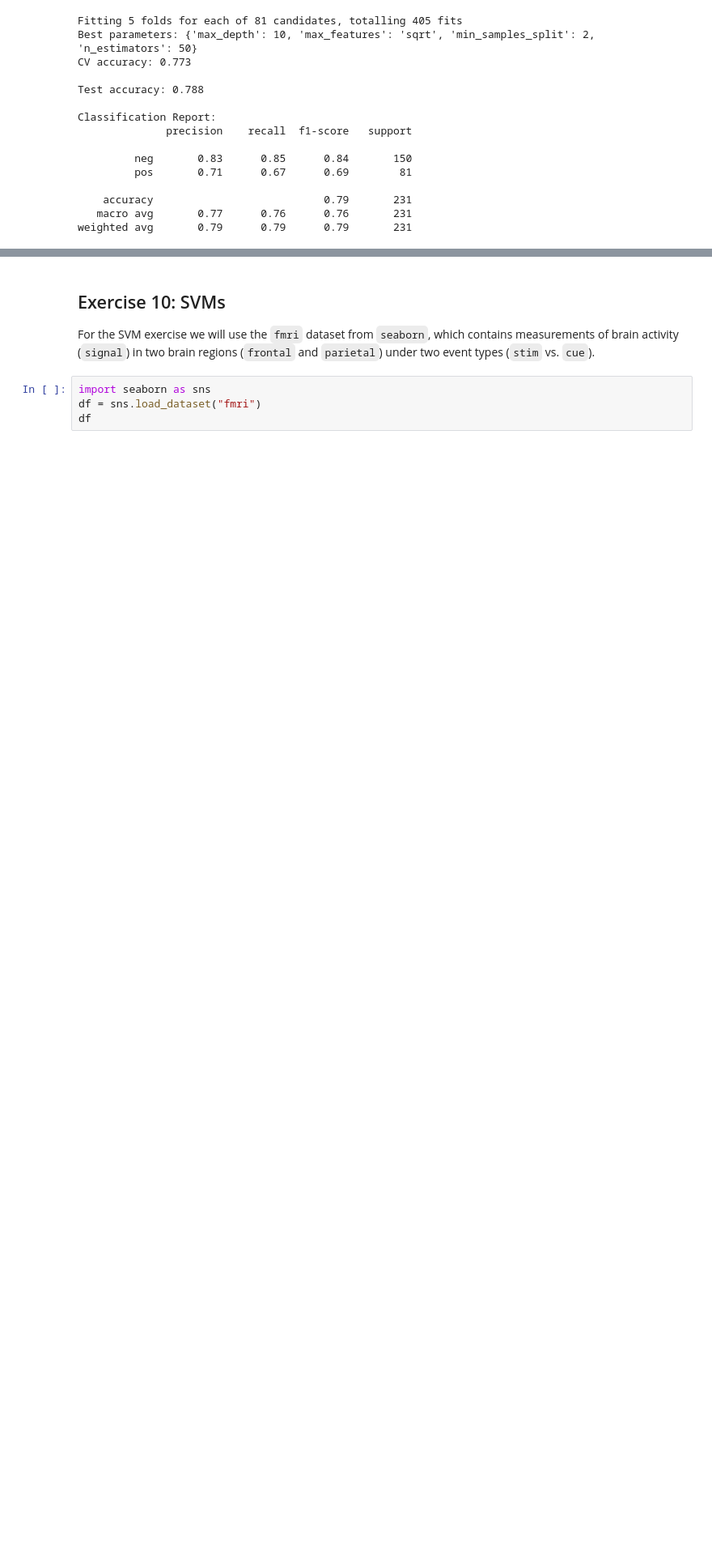
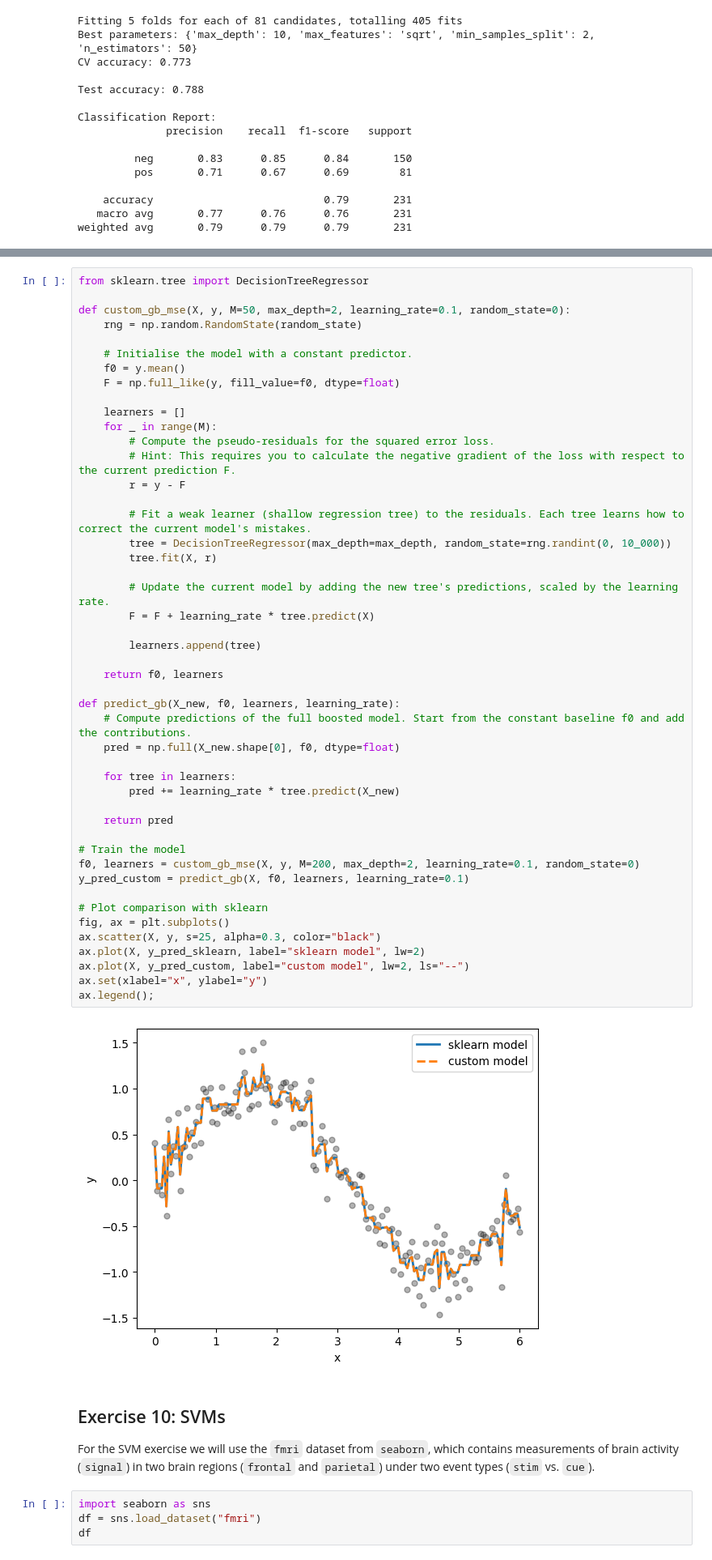
Before and after one commit to mibur1/psy300, a Jupyter notebook: book/solutions/solutions_2.ipynb, the cells around one changed output, grey strips where cells are left out. Shown at 81% size. Drawn from its saved outputs; the diff is of its cells as text; blank space fills up the shorter version.

```diff
--- a/book/solutions/solutions_2.ipynb
+++ b/book/solutions/solutions_2.ipynb
@@ -1058,3 +1093,52 @@ weighted avg       0.79      0.79      0.79       231
+# %%
+from sklearn.tree import DecisionTreeRegressor
+
+def custom_gb_mse(X, y, M=50, max_depth=2, learning_rate=0.1, random_state=0):
+    rng = np.random.RandomState(random_state)
+
+    # Initialise the model with a constant predictor.
+    f0 = y.mean()
+    F = np.full_like(y, fill_value=f0, dtype=float)
+
+    learners = []
+    for _ in range(M):
+        # Compute the pseudo-residuals for the squared error loss.
+        # Hint: This requires you to calculate the negative gradient of the loss with respect to the current prediction F.
+        r = y - F
+
+        # Fit a weak learner (shallow regression tree) to the residuals. Each tree learns how to correct the current model's mistakes.
+        tree = DecisionTreeRegressor(max_depth=max_depth, random_state=rng.randint(0, 10_000))
+        tree.fit(X, r)
+
+        # Update the current model by adding the new tree's predictions, scaled by the learning rate.
+        F = F + learning_rate * tree.predict(X)
+
+        learners.append(tree)
+
+    return f0, learners
+
+def predict_gb(X_new, f0, learners, learning_rate):
+    # Compute predictions of the full boosted model. Start from the constant baseline f0 and add the contributions.
+    pred = np.full(X_new.shape[0], f0, dtype=float)
+
+    for tree in learners:
+        pred += learning_rate * tree.predict(X_new)
+
+    return pred
+
+# Train the model
+f0, learners = custom_gb_mse(X, y, M=200, max_depth=2, learning_rate=0.1, random_state=0)
+y_pred_custom = predict_gb(X, f0, learners, learning_rate=0.1)
+
+# Plot comparison with sklearn
+fig, ax = plt.subplots()
+ax.scatter(X, y, s=25, alpha=0.3, color="black")
+ax.plot(X, y_pred_sklearn, label="sklearn model", lw=2)
+ax.plot(X, y_pred_custom, label="custom model", lw=2, ls="--")
+ax.set(xlabel="x", ylabel="y")
+ax.legend();
+# %% [output]
+[figure, added]
 # %% [markdown]
 ## Exercise 10: SVMs
 
```
Also changed, not shown: parts of 2 cells of this notebook, 3 other files.
